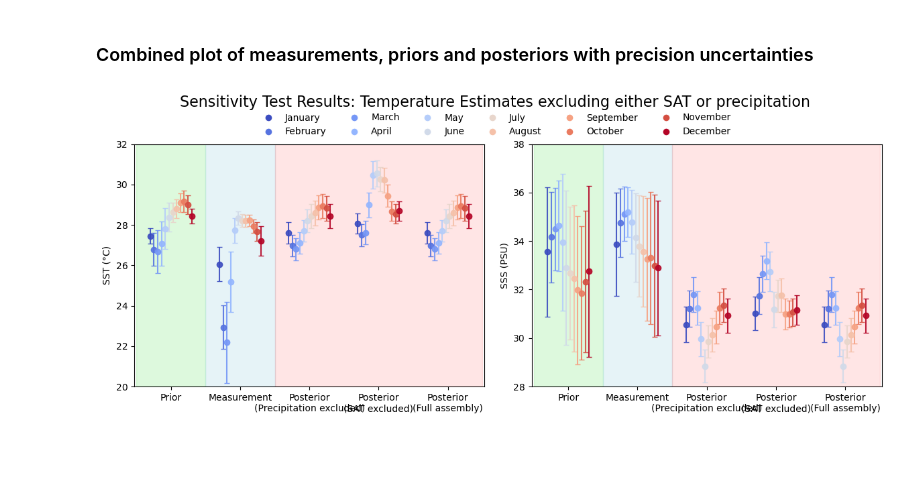
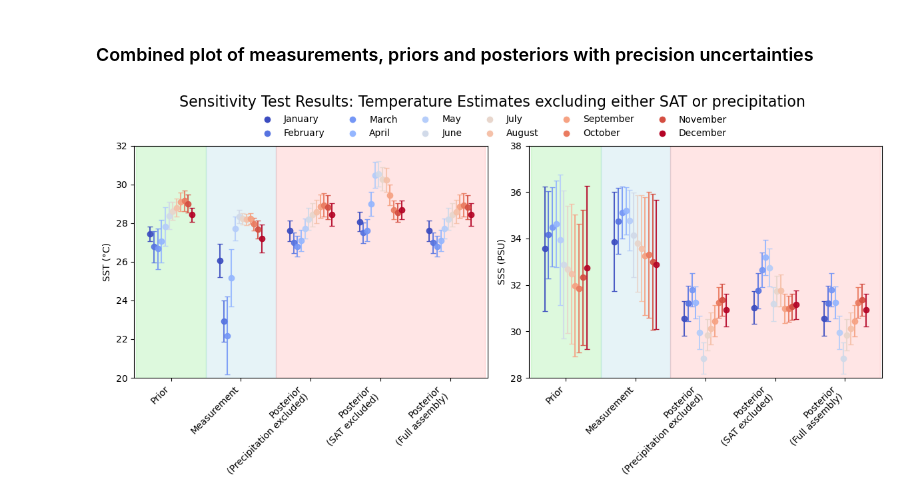
Before and after one commit to nielsjdewinter/SeasonalDA_script, a Jupyter notebook: Seasonal_DA_Modern_Panama_SST_SAT_SSS_precip_leave_out_variables_plot.ipynb, the cells around one changed output. Drawn from its saved outputs; the diff is of its cells as text; code cells hidden in the pictures; blank space fills up the shorter version.

```diff
--- a/Seasonal_DA_Modern_Panama_SST_SAT_SSS_precip_leave_out_variables_plot.ipynb
+++ b/Seasonal_DA_Modern_Panama_SST_SAT_SSS_precip_leave_out_variables_plot.ipynb
@@ -58,7 +58,7 @@ SSS_outcomes_df = pd.DataFrame(SSS_outcomes)
 # %% [markdown]
 ### Combined plot of measurements, priors and posteriors with precision uncertainties
 # %%
-fig, (ax1, ax3) = plt.subplots(1, 2, figsize=(12, 5), sharey=False)
+fig, (ax1, ax3) = plt.subplots(1, 2, figsize=(12, 6), sharey=False)
 fig.subplots_adjust(hspace=0.3)
 
 # Columns to plot (mu + corresponding std) and nicer xlabels
@@ -121,7 +121,7 @@ ax1.add_patch(
     )
 )
 ax1.set_xticks(x)
-ax1.set_xticklabels(xlabels)
+ax1.set_xticklabels(xlabels, rotation=45, ha='right')
 ax1.set_ylabel("SST (°C)")
 
 # Plot SSS outcomes
@@ -145,32 +145,32 @@ ax3.add_patch(
     Rectangle(
         (0.5, ax3.get_ylim()[0]),  # (x,y)
         1,                          # width
         ax3.get_ylim()[1] - ax3.get_ylim()[0],  # height
         color='lightblue',
         alpha=0.3,
     )
 )
 # Add light red rectangle to highlight posteriors
 ax3.add_patch(
     Rectangle(
         (1.5, ax3.get_ylim()[0]),  # (x,y)
         3,         # width
         ax3.get_ylim()[1] - ax3.get_ylim()[0],  # height
         color='red',
         alpha=0.1,
     )
 )
 ax3.set_xticks(x)
-ax3.set_xticklabels(xlabels)
+ax3.set_xticklabels(xlabels, rotation=45, ha='right')
 ax3.set_ylabel("SSS (PSU)")
 
 # build shared legend (ordered according to legend_labels)
 proxy_handles = [Line2D([0], [0], marker='o', color='w', markerfacecolor=colors[i], markersize=8, linestyle='')
                  for i in range(len(legend_labels))]
 fig.legend(proxy_handles, legend_labels, loc="upper center", bbox_to_anchor=(0.5, 0.95), ncol=6, frameon=False)
 
 plt.suptitle('Sensitivity Test Results: Temperature Estimates excluding either SAT or precipitation', fontsize=16)
 plt.tight_layout(rect=[0, 0, 1, 0.95])
 plt.show()
 # %% [output]
-[figure, old version]
+[figure, new version]
```
Also changed, not shown: 9 other files.
